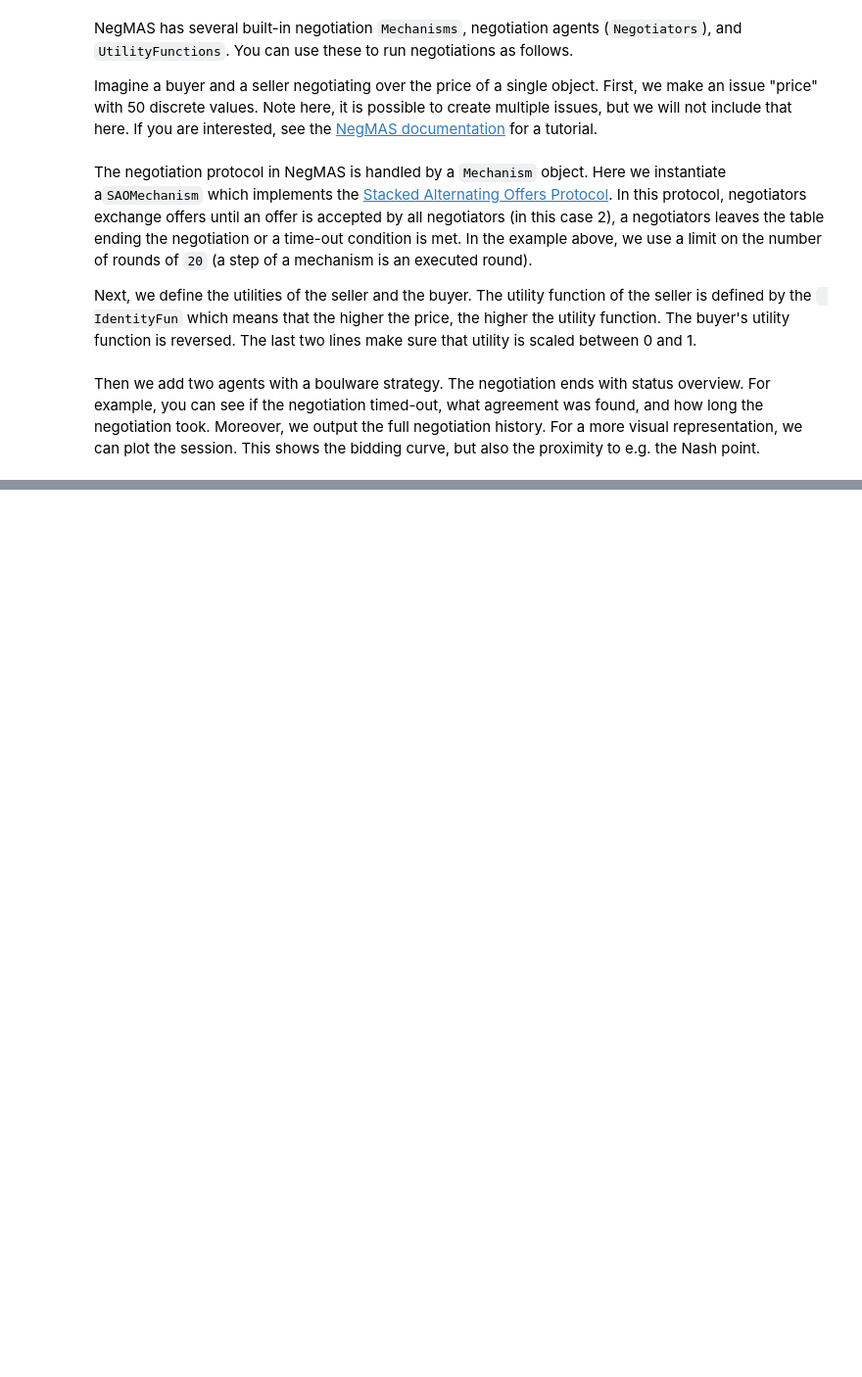
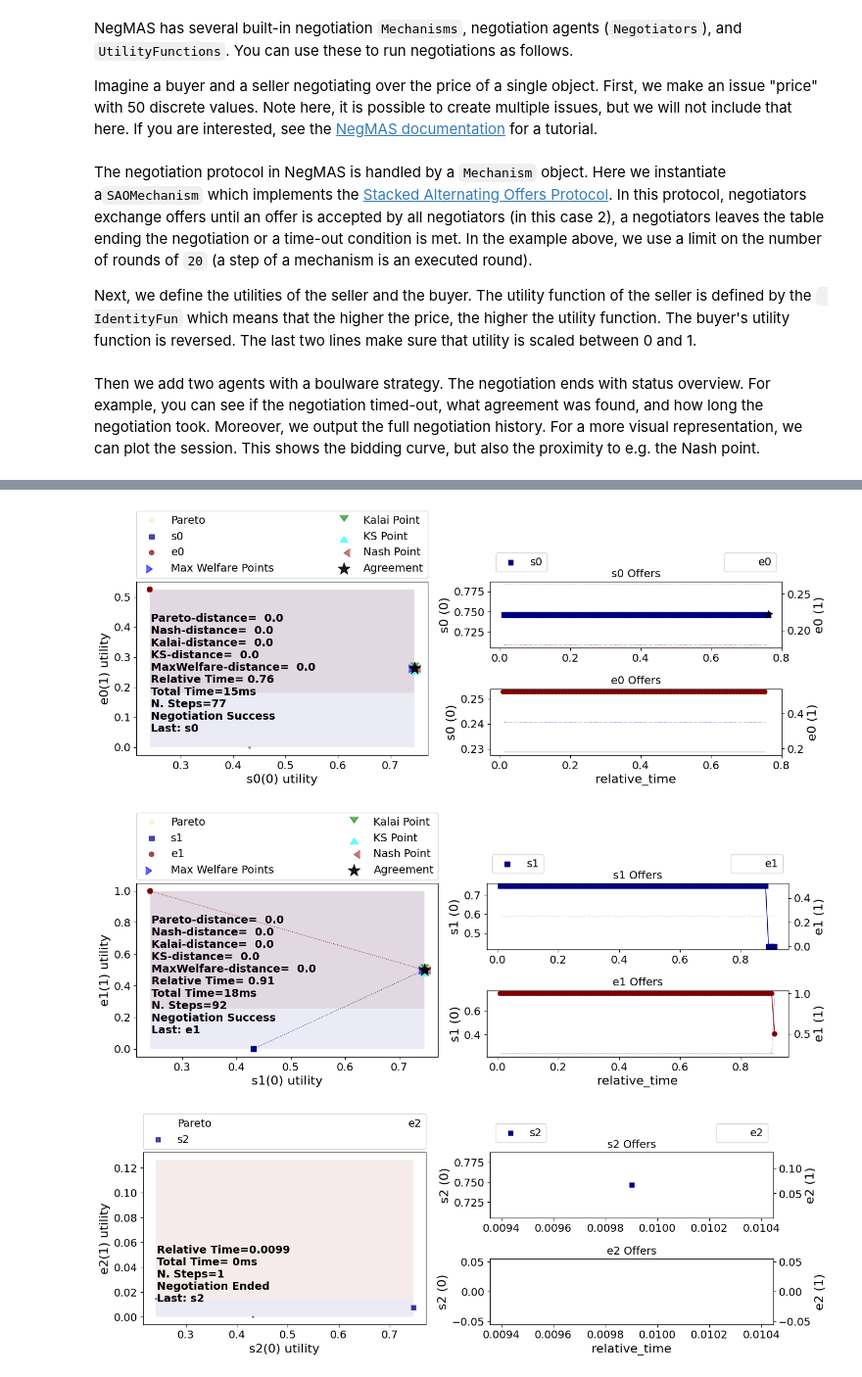
Before and after one commit to autoneg/anl2025, a Jupyter notebook: docs/docs/tutorials/notebooks/Tutorial_run_a_negotiation.ipynb, the cells around one changed output, grey strips where cells are left out. Shown at 98% size. Drawn from its saved outputs; the diff is of its cells as text; code cells hidden in the pictures; blank space fills up the shorter version.

```diff
--- a/docs/docs/tutorials/notebooks/Tutorial_run_a_negotiation.ipynb
+++ b/docs/docs/tutorials/notebooks/Tutorial_run_a_negotiation.ipynb
@@ -109,0 +160,8 @@ SAOState(
+# %%
+from anl2025 import make_dinners_scenario
+
+results = run_session(make_dinners_scenario())
+# %% [output]
+[figure, added]
+[figure, added]
+[figure, added]
```
Also changed, not shown: parts of 7 cells of this notebook, 33 other files.
